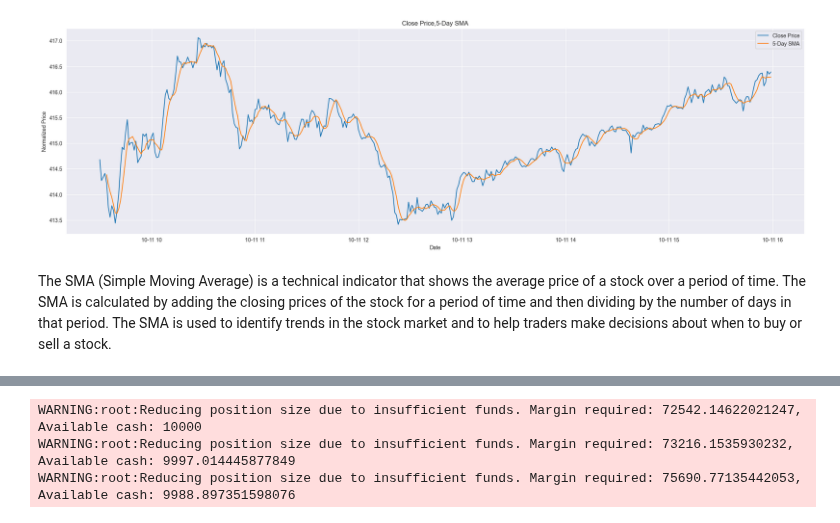
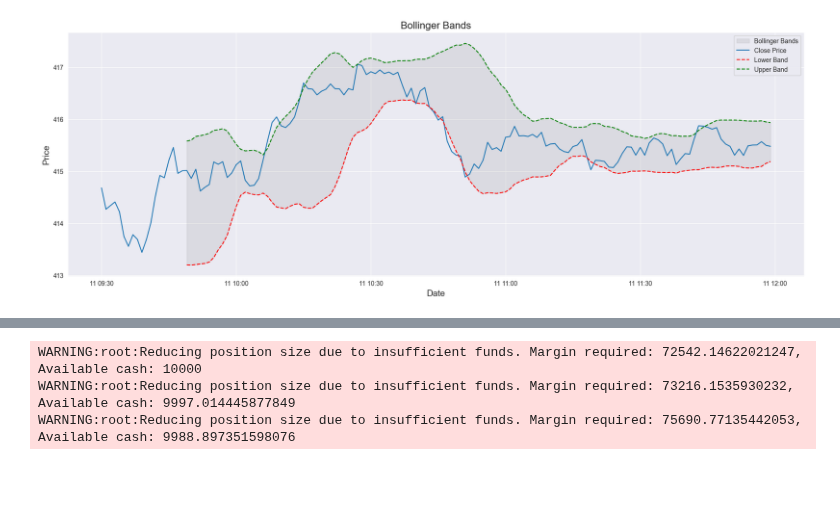
Before and after one commit to jurichar/high_freq_scalping_tool, a Jupyter notebook: notebooks/view_processed_data.ipynb, the cells around one changed output, grey strips where cells are left out. Drawn from its saved outputs; the diff is of its cells as text; code cells hidden in the pictures; blank space fills up the shorter version.

```diff
--- a/notebooks/view_processed_data.ipynb
+++ b/notebooks/view_processed_data.ipynb
@@ -3,10 +3,22 @@ import pandas as pd
 import numpy as np
 import matplotlib.pyplot as plt
 import seaborn as sns
-from sofware.data_collector import get_stock_data
+from sofware.data_collector import get_data_for_period, get_stock_data
 from sofware.data_processor import process_data
 from sofware.tasks import run_back_test, plot_drawdown, plot_equity_curve
 import mplfinance as mpf
 
 %matplotlib inline
 sns.set_style('darkgrid')
+
+start_date = "2024-10-11 09:30:00"
+end_date = "2024-10-11 12:00:00"
+period = "1d"
+ticker = "MSFT"
+interval = "1m"
+initial_cash = 1000
+
+data = get_data_for_period(ticker=ticker, start_date=start_date, end_date=end_date, interval=interval)
+print(data)
+
+data = process_data(data, ticker=ticker, period=period)
@@ -20,3 +42,0 @@ initial_cash = 1000
-# %%
-data = get_stock_data(ticker=ticker, period=period, save_to_csv=True, interval=interval)
-print(data)
@@ -41,3 +43 @@ Datetime
-# %%
-data = process_data(data, period, interval)
 # %%
@@ -55,16 +69,20 @@ This represent the Close Price of the stock market. The task is to visualize the
 # %%
-# Plot SMA
-plt.figure(figsize=(25, 7))
-
+plt.figure(figsize=(21, 7))
+plt.fill_between(
+    data.index,
+    data["BollingerB_Lower"],
+    data["BollingerB_Upper"],
+    color="gray",
+    alpha=0.15,
+    label="Bollinger Bands",
+)
 plt.plot(data["Close"], label="Close Price")
-plt.plot(data["SMA_5"], label="5-Day SMA")
-
-plt.title("Close Price,5-Day SMA")
-plt.xlabel("Date")
-plt.ylabel("Normalized Price")
+plt.plot(data["BollingerB_Lower"], linestyle="--", color="red", label="Lower Band")
+plt.plot(data["BollingerB_Upper"], linestyle="--", color="green", label="Upper Band")
+plt.title("Bollinger Bands", fontsize=16)
+plt.xlabel("Date", fontsize=14)
+plt.ylabel("Price", fontsize=14)
 plt.legend()
 plt.show()
 # %% [output]
-[figure, old version]
+[figure, new version]
-# %% [markdown]
-The SMA (Simple Moving Average) is a technical indicator that shows the average price of a stock over a period of time. The SMA is calculated by adding the closing prices of the stock for a period of time and then dividing by the number of days in that period. The SMA is used to identify trends in the stock market and to help traders make decisions about when to buy or sell a stock.
```
Also changed, not shown: parts of 12 cells of this notebook, 1 other file.
